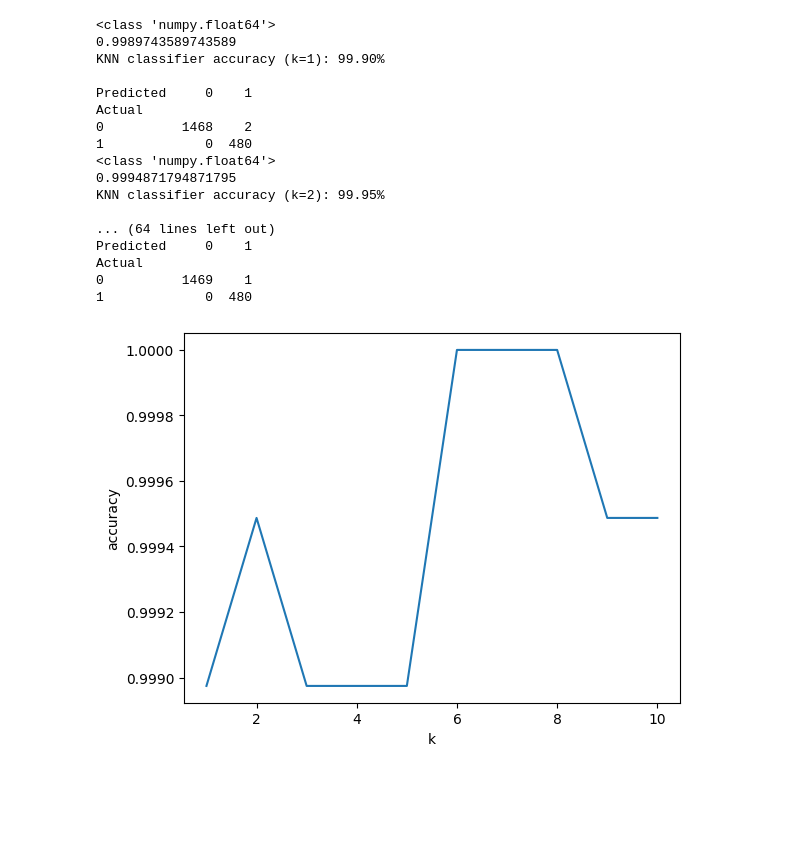
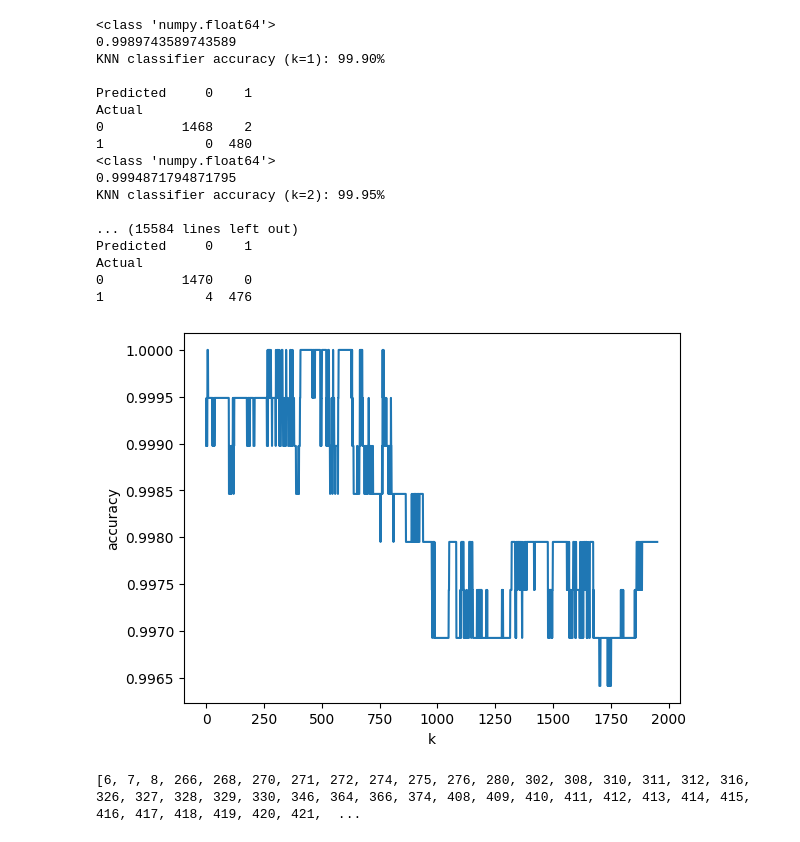
Before and after one commit to WolfyXD1234/Human-vs-ML-Project, a Jupyter notebook: ml_model/knn_model_graphing.ipynb, the cells around one changed output. Saved outputs shown, nothing was run; the diff lists cells and outputs as text; code cells hidden in the pictures; blank space fills up the shorter version.

```diff
--- a/ml_model/knn_model_graphing.ipynb
+++ b/ml_model/knn_model_graphing.ipynb
@@ -24,8 +24,13 @@ X_train, X_test, y_train, y_test = train_test_split(
 
 accuracy_list = []
 kval = []
+best = []
 
-for i in range(10):
+#6,7,8 are the best values for k as they get 100% accuracy
+#How does 767 get 100% accuracy??????
+#[6, 7, 8, 266, 268, 270, 271, 272, 274, 275, 276, 280, 302, 308, 310, 311, 312, 316, 326, 327, 328, 329, 330, 346, 364, 366, 374, 408, 409, 410, 411, 412, 413, 414, 415, 416, 417, 418, 419, 420, 421, 422, 423, 424, 425, 426, 427, 428, 429, 430, 431, 432, 433, 434, 435, 436, 437, 438, 439, 440, 441, 442, 443, 444, 445, 446, 447, 448, 449, 450, 451, 452, 453, 454, 455, 456, 457, 458, 459, 461, 463, 464, 465, 466, 467, 468, 469, 471, 472, 473, 474, 475, 476, 477, 478, 479, 480, 481, 482, 483, 484, 485, 486, 487, 488, 489, 490, 491, 492, 493, 501, 502, 503, 504, 505, 506, 507, 508, 509, 510, 511, 512, 513, 514, 515, 516, 517, 518, 519, 527, 528, 529, 530, 531, 549, 573, 574, 575, 576, 577, 578, 579, 580, 581, 582, 583, 584, 585, 586, 587, 588, 589, 590, 591, 592, 593, 594, 595, 596, 597, 598, 599, 600, 601, 602, 603, 604, 605, 606, 607, 608, 609, 610, 611, 612, 613, 614, 615, 616, 617, 618, 619, 620, 621, 622, 623, 624, 625, 626, 627, 629, 631, 665, 667, 668, 669, 670, 671, 673, 674, 675, 763, 765, 767]
+
+for i in range(len(y_test)):
     k = i+1
     knn = KNeighborsClassifier(n_neighbors=k)
     knn.fit(X_train, y_train)
@@ -41,34 +46,40 @@ for i in range(10):
 
     accuracy_knn = (y_pred == y_test).mean()
 
     accuracy_list.append(accuracy_knn)
     kval.append(k)
 
+    if accuracy_knn == 1:
+        best.append(k)
+
     print(type(accuracy_knn))
     print(accuracy_knn)
     print(f"KNN classifier accuracy (k={k}): {accuracy_knn:.2%}\n")
     print(conf_matrix_knn)
 
 plt.plot(kval, accuracy_list)
 plt.xlabel("k")
 plt.ylabel("accuracy")
 plt.show()
+
+print(best)
 # %% [output]
 <class 'numpy.float64'>
 0.9989743589743589
 KNN classifier accuracy (k=1): 99.90%
 
 Predicted     0    1
 Actual
 0          1468    2
 1             0  480
 <class 'numpy.float64'>
 0.9994871794871795
 KNN classifier accuracy (k=2): 99.95%
 
-... (64 lines left out)
+... (15584 lines left out)
 Predicted     0    1
 Actual
-0          1469    1
-1             0  480
+0          1470    0
+1             4  476
-[figure, old version]
+[figure, new version]
+[6, 7, 8, 266, 268, 270, 271, 272, 274, 275, 276, 280, 302, 308, 310, 311, 312, 316, 326, 327, 328, 329, 330, 346, 364, 366, 374, 408, 409, 410, 411, 412, 413, 414, 415, 416, 417, 418, 419, 420, 421,  ...
```
